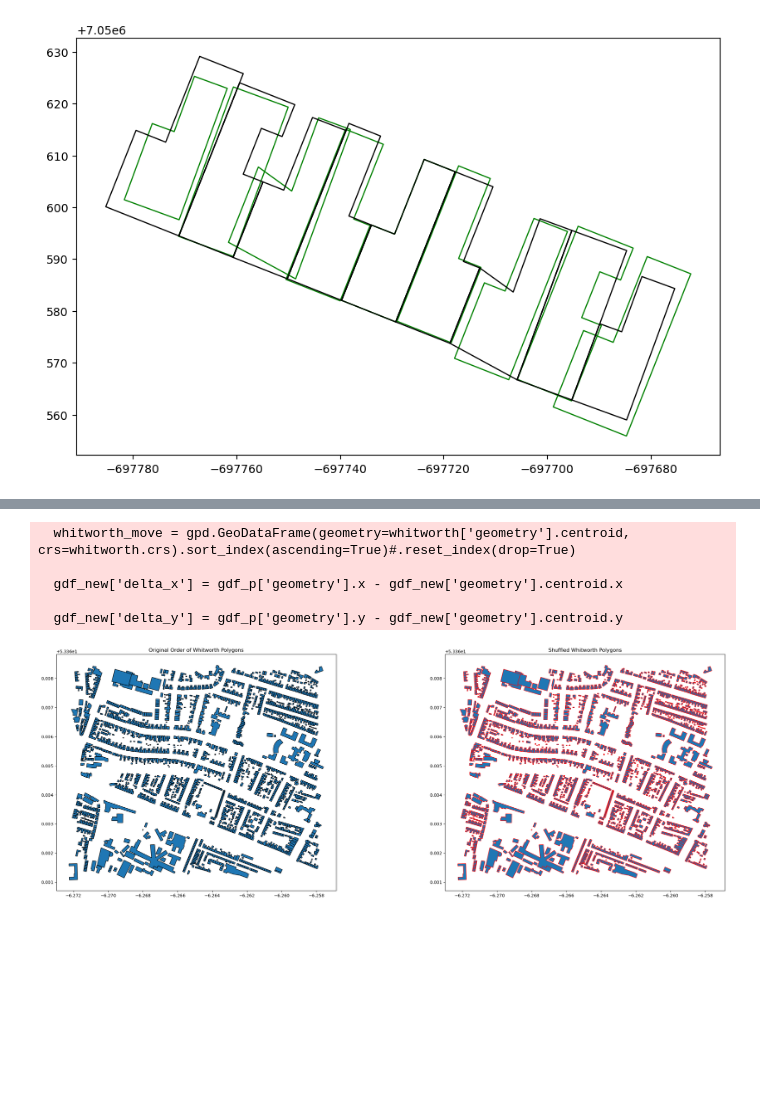
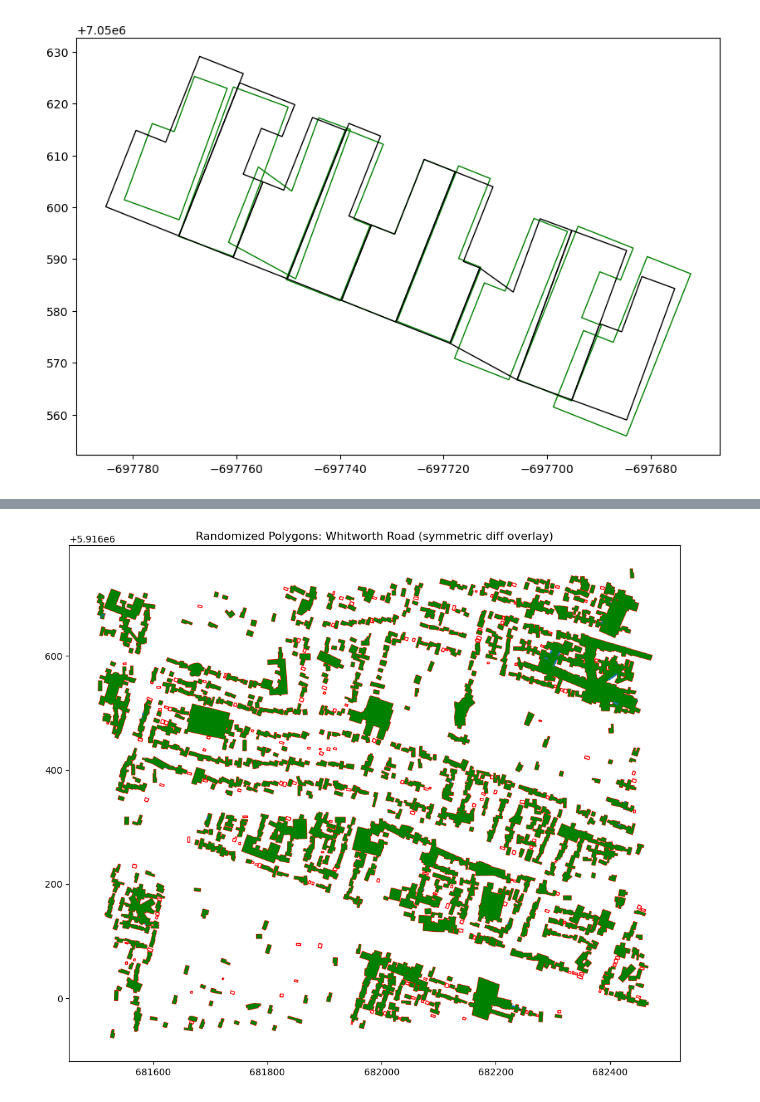
Before and after one commit to paddeaux/radian, a Jupyter notebook: notebooks/testing.ipynb, the cells around one changed output, grey strips where cells are left out. Saved outputs shown, nothing was run; the diff lists cells and outputs as text; code cells hidden in the pictures; blank space fills up the shorter version.

```diff
--- a/notebooks/testing.ipynb
+++ b/notebooks/testing.ipynb
@@ -56,11 +56,11 @@ plt.show()
 # %%
 # this function nicely takes in A: a gdf polygons (with or without extra columns) and translates their positions to a centroid in the corresponding row of gdf B
 def move_gdf(gdf_poly, gdf_p):
-    gdf_new = gdf_poly
+    gdf_new = gdf_poly.copy()
     gdf_new['delta_x'] = gdf_p['geometry'].x - gdf_new['geometry'].centroid.x
     gdf_new['delta_y'] = gdf_p['geometry'].y - gdf_new['geometry'].centroid.y
     gdf_new['geometry'] = gdf_new.apply(lambda gdf: affinity.translate(gdf.loc['geometry'], xoff=gdf.loc['delta_x'], yoff=gdf.loc['delta_y']), axis=1)
-    return gdf_new
+    return gdf_new[gdf_new['geometry'].geom_type != 'Point']
 
 def move_poly(poly, dest):
     x_old, y_old = poly.centroid.x, poly.centroid.y
@@ -88,9 +88,10 @@ plt.show()
 # let's try doing a shuffle of a full set of polygons, using the function we've created above
 
 whitworth = gpd.read_file(f'{parent_dir}/geojson_polygons/whitworth_buildings.geojson')
+whitworth = whitworth[whitworth['geometry'].geom_type == 'Polygon']
 convert = True
-if convert and gdf.crs == 'EPSG:4326':
-    gdf = gdf.to_crs(3857)
+if convert and whitworth.crs == 'EPSG:4326':
+    whitworth = gdf.to_crs(32629) #UTM for Dublin
 
 fig, ax = plt.subplots(1,1,figsize=(20,10))
 whitworth.plot(ax=ax, edgecolor='blue')
@@ -102,22 +103,26 @@ plt.show()
 # %%
+seed = 123
 # taking the centroids of the polygons, and flipping the order of them
-whitworth_move = gpd.GeoDataFrame(geometry=whitworth['geometry'].centroid, crs=whitworth.crs).sort_index(ascending=True)#.reset_index(drop=True)
+whitworth_move = gpd.GeoDataFrame(geometry=whitworth['geometry'].centroid, crs=whitworth.crs).sort_index(ascending=False).sample(frac = 1, random_state=seed).reset_index(drop=True)
 
-whitworth_reverse = move_gdf(whitworth, whitworth_move)
+whitworth_shuffle = move_gdf(whitworth, whitworth_move)
 
-fig, axs = plt.subplots(1,2,figsize=(30,10))
+dis_whitworth = gpd.GeoDataFrame(geometry=list(whitworth_shuffle.dissolve().geometry[0].geoms),crs=whitworth_shuffle.crs)
+dis_whitworth['area'] = dis_whitworth.apply(lambda x: x.area)
 
-whitworth.plot(ax=axs[0], edgecolor='black')
-whitworth_reverse.plot(ax=axs[1], edgecolor='red')
+dis_whit_med = dis_whitworth[dis_whitworth['area'] > np.median(dis_whitworth['area'])/2]
+step_1 = whitworth_shuffle.overlay(dis_whit_med, how='intersection')
+step_2 = step_1.overlay(step_1, how='union', keep_geom_type=False)
 
-axs[0].set_title("Original Order of Whitworth Polygons")
-axs[1].set_title("Shuffled Whitworth Polygons")
+fig, ax = plt.subplots(1,1,figsize=(15,10))
+
+whitworth_shuffle.plot(ax=ax, edgecolor='red', facecolor='none')
+#whitworth_shuffle.overlay(dis_whit_med, how='intersection').plot(ax=ax, facecolor='blue',edgecolor='black')
+step_2.plot(ax=ax, facecolor='green')
+
+
+ax.set_title("Randomized Polygons: Whitworth Road (symmetric diff overlay)")
 
 plt.show()
 # %% [output]
-  whitworth_move = gpd.GeoDataFrame(geometry=whitworth['geometry'].centroid, crs=whitworth.crs).sort_index(ascending=True)#.reset_index(drop=True)
-
-  gdf_new['delta_x'] = gdf_p['geometry'].x - gdf_new['geometry'].centroid.x
-
-  gdf_new['delta_y'] = gdf_p['geometry'].y - gdf_new['geometry'].centroid.y
-[figure, old version]
+[figure, new version]
```
Also changed, not shown: parts of 2 cells of this notebook.
